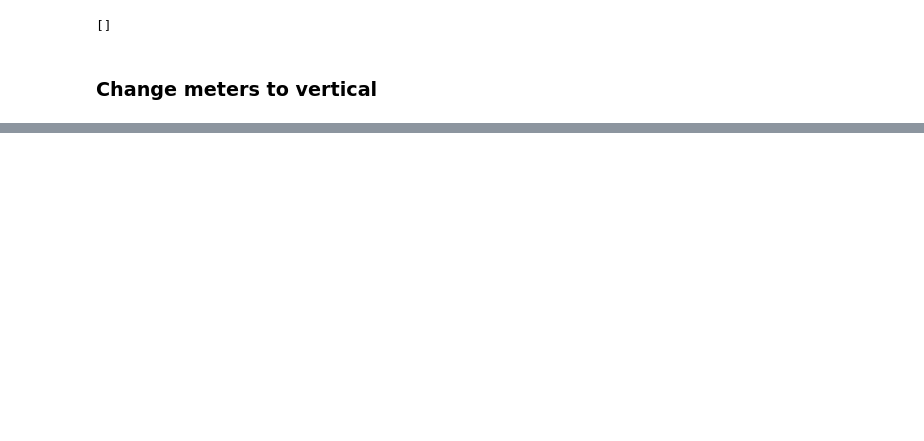
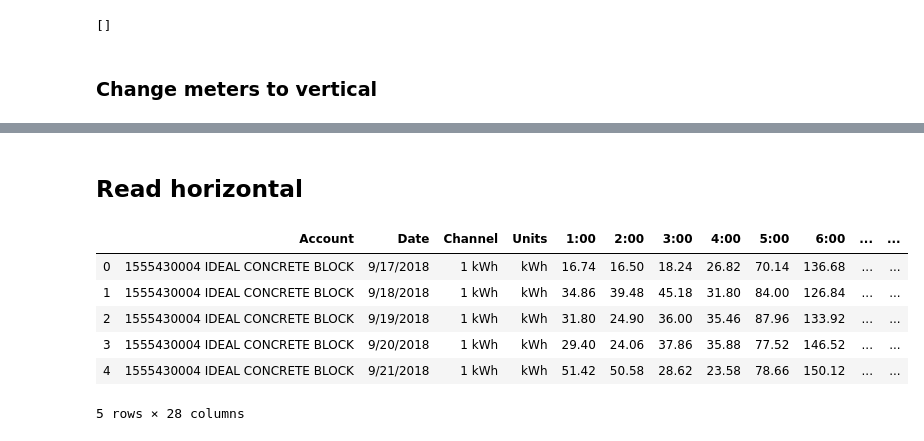
Before and after one commit to stevenhurwitt/la-tools-test, a Jupyter notebook: IDR_Drop/IDR_Drop.ipynb, the cells around one changed output, grey strips where cells are left out. Cells and saved outputs as stored; diff of their text form; code cells hidden in the pictures; blank space fills up the shorter version.

```diff
--- a/IDR_Drop/IDR_Drop.ipynb
+++ b/IDR_Drop/IDR_Drop.ipynb
@@ -153,0 +182,13 @@ transformed and wrote 0021483009_MECO_IDR.csv to 0021483009_MECO_IDR_vert.csv.
+# %% [markdown]
+## Read horizontal
+# %%
+hor = pd.read_csv(idr.files[1])
+hor.head()
+# %% [output]
+|  | Account | Date | Channel | Units | 1:00 | 2:00 | 3:00 | 4:00 | 5:00 | 6:00 | ... | ... |
+| 0 | 1555430004 IDEAL CONCRETE BLOCK | 9/17/2018 | 1 kWh | kWh | 16.74 | 16.50 | 18.24 | 26.82 | 70.14 | 136.68 | ... | ... |
+| 1 | 1555430004 IDEAL CONCRETE BLOCK | 9/18/2018 | 1 kWh | kWh | 34.86 | 39.48 | 45.18 | 31.80 | 84.00 | 126.84 | ... | ... |
+| 2 | 1555430004 IDEAL CONCRETE BLOCK | 9/19/2018 | 1 kWh | kWh | 31.80 | 24.90 | 36.00 | 35.46 | 87.96 | 133.92 | ... | ... |
+| 3 | 1555430004 IDEAL CONCRETE BLOCK | 9/20/2018 | 1 kWh | kWh | 29.40 | 24.06 | 37.86 | 35.88 | 77.52 | 146.52 | ... | ... |
+| 4 | 1555430004 IDEAL CONCRETE BLOCK | 9/21/2018 | 1 kWh | kWh | 51.42 | 50.58 | 28.62 | 23.58 | 78.66 | 150.12 | ... | ... |
+5 rows × 28 columns
```
Also changed, not shown: parts of 14 cells of this notebook, 41 other files.
